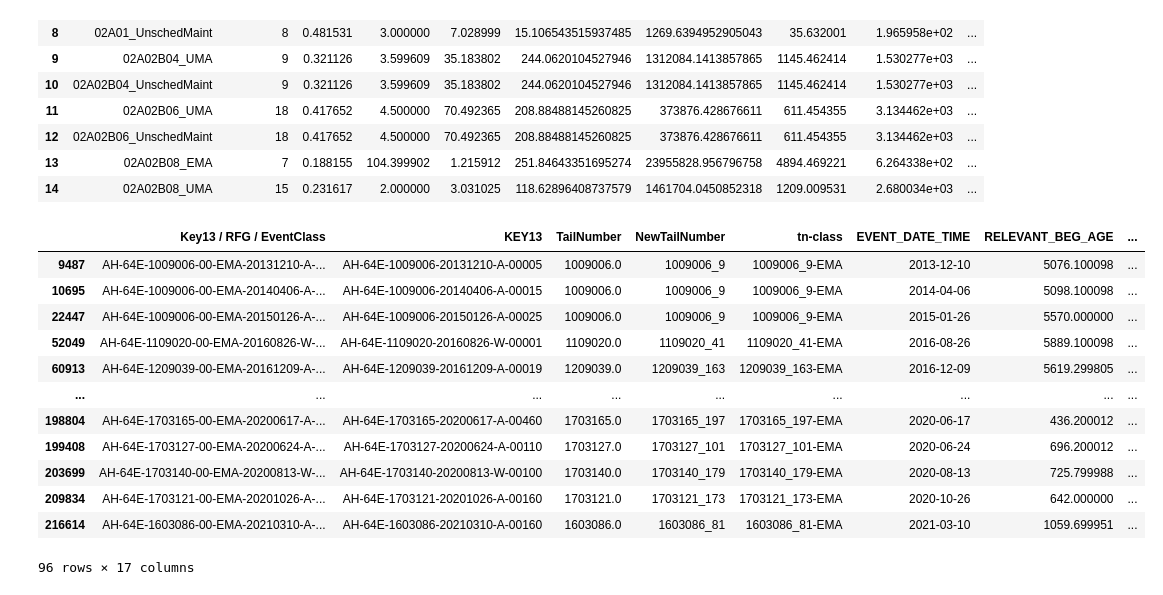
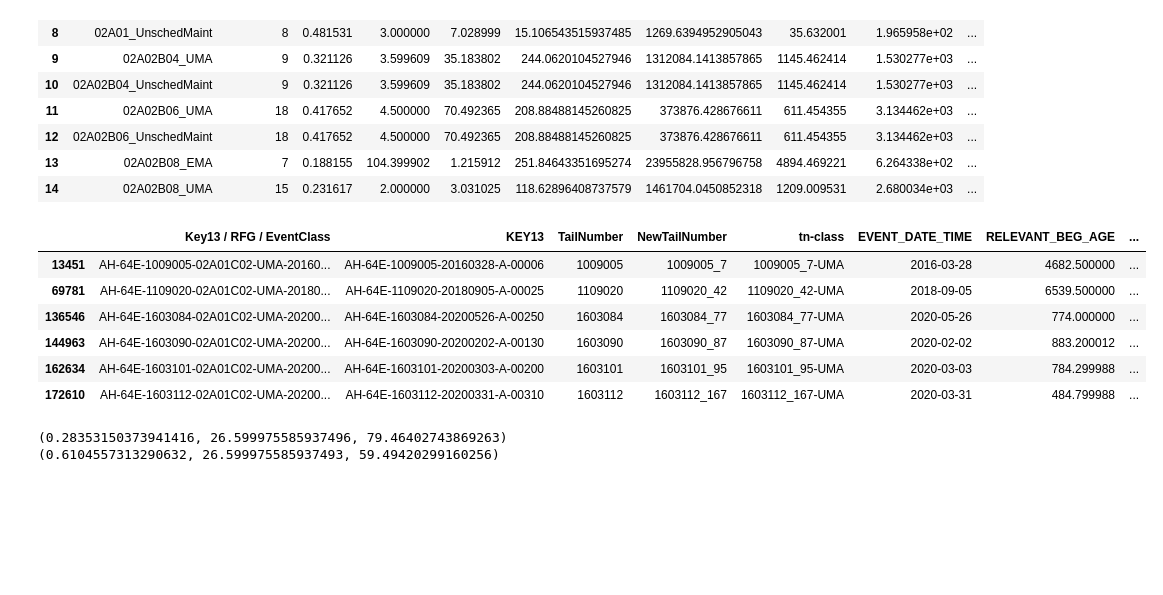
Before and after one commit to rtrice1/reliability, a Jupyter notebook: rewrite.ipynb, the cells around one changed output. Cells and saved outputs as stored; diff of their text form; code cells hidden in the pictures; blank space fills up the shorter version.

Commit message:
Final push before sending

```diff
--- a/rewrite.ipynb
+++ b/rewrite.ipynb
@@ -312,11 +346,11 @@ Name: RFG, Length: 220, dtype: int64
 
 
 TimeDiffs = Shortened_RFGs.copy()
-TimeDiffs = TimeDiffs.sort_values(['EVENT_DATE_TIME','RELEVANT_BEG_AGE'])
-TimeDiffs = TimeDiffs.reset_index(drop=True)
+
 # Set an identifier for a TailNumber, RFG and EventClass combined
 TimeDiffs['tn_rfg_class'] = TimeDiffs['NewTailNumber'].astype(str)+"_" + TimeDiffs['RFG'] + "_" + TimeDiffs['EventClass']
+TimeDiffs.sort_values(by=['tn_rfg_class','EVENT_DATE_TIME','RELEVANT_BEG_AGE'],ignore_index=True,inplace=True)
+
 # Groupby the Identifier and then take the time differences.
-TimeDiffs['TimeSinceLast'] = TimeDiffs.groupby(['tn_rfg_class'])['RELEVANT_BEG_AGE'].diff()
-
+TimeDiffs['TimeSinceLast'] = TimeDiffs.groupby(['tn_rfg_class'])['RELEVANT_BEG_AGE'].diff()  # Now that they're grouped by TN/RFG/CLASS and sorted by Date/Hours... I can find the difference intervals between those events
 save_df(TimeDiffs)
@@ -351,28 +380,23 @@ TimeDiffs[TimeDiffs['TimeSinceLast']<0]
 # %%
 ###########################
-#   Let's filter out the start times and 'mistake' times (where time is negative)
-#   I bet we can filter some of these out before
+#   Let's filter out the start times and 'mistake' times (where time is negative)  (As we can tell above this is going to give 'some' bad data.  We can fix this)
 
 Weibulldata = TimeDiffs.copy()
 
-Weibulldata = Weibulldata.reset_index(drop=True)
-# Weibulldata = Weibulldata[Weibulldata['TimeSinceLast'] > 0] # Thinking this isn't the best answer but it cleans the data some
-# Weibulldata = Weibulldata.reset_index(drop=True)
-
-Weibulldata = Weibulldata[(Weibulldata['TimeSinceLast'].notnull()) & (Weibulldata['TimeSinceLast'] > 0)]
-
+#Weibulldata = Weibulldata.reset_index(drop=True)  # just keep mashing that button.
+Weibulldata = Weibulldata[(Weibulldata['TimeSinceLast'].notnull()) & (Weibulldata['TimeSinceLast'] > 0)]  # ouch.. just included the outliers
 Weibulldata = Weibulldata.reset_index(drop=True)
 
+
+# Here is where we start bringing together the RFG/Classes so now we can see the size of the datasets
 Weibulldata['rfg-class'] = Weibulldata['RFG'].astype(str) + "_" + Weibulldata['EventClass'].astype(str)
-Weibulldata['rfg-class'].value_counts()
+
 
 #Weibulldata = Weibulldata[Weibulldata['rfg-class'].map(Weibulldata['rfg-class'].value_counts()) >= 5]
 sample = Weibulldata['rfg-class'].value_counts()
-Weibulldata = Weibulldata[Weibulldata['rfg-class'].isin(sample[sample.gt(4)].index)]
-#Weibulldata['rfg-class'].value_counts().loc[lambda x: x > 5].
+Weibulldata = Weibulldata.loc[Weibulldata['rfg-class'].isin(sample[sample.gt(4)].index)] # Greater than or equal to 5
 
-
-Weibulldata = Weibulldata[Weibulldata['TimeSinceLast'] > 0] # Thinking this isn't the best answer but it cleans the data some
+#Weibulldata = Weibulldata[Weibulldata['TimeSinceLast'] > 0] # Thinking this isn't the best answer but it cleans the data some
 Weibulldata = Weibulldata.reset_index(drop=True)
-Weibulldata
+Weibulldata['rfg-class'].value_counts() # Tada
 # %% [output]
@@ -521,19 +568,20 @@ WeibullDataCount.head(15)
 # %%
 
 Weibulldata['rfg-class'] = Weibulldata['RFG'].astype(str) + "_" + Weibulldata['EventClass'].astype(str)
-Weibulldata[Weibulldata['RFG_EventClass'] == '00_EMA']
+Weibulldata[Weibulldata['rfg-class'] == '02A01C02_UMA']
 #TN_Intervals[TN_Intervals['EI_SN'] == 1603086]
 # %% [output]
 |  | Key13 / RFG / EventClass | KEY13 | TailNumber | NewTailNumber | tn-class | EVENT_DATE_TIME | RELEVANT_BEG_AGE | ... |
-| 9487 | AH-64E-1009006-00-EMA-20131210-A-... | AH-64E-1009006-20131210-A-00005 | 1009006.0 | 1009006_9 | 1009006_9-EMA | 2013-12-10 | 5076.100098 | ... |
-| 10695 | AH-64E-1009006-00-EMA-20140406-A-... | AH-64E-1009006-20140406-A-00015 | 1009006.0 | 1009006_9 | 1009006_9-EMA | 2014-04-06 | 5098.100098 | ... |
-| 22447 | AH-64E-1009006-00-EMA-20150126-A-... | AH-64E-1009006-20150126-A-00025 | 1009006.0 | 1009006_9 | 1009006_9-EMA | 2015-01-26 | 5570.000000 | ... |
-| 52049 | AH-64E-1109020-00-EMA-20160826-W-... | AH-64E-1109020-20160826-W-00001 | 1109020.0 | 1109020_41 | 1109020_41-EMA | 2016-08-26 | 5889.100098 | ... |
-| 60913 | AH-64E-1209039-00-EMA-20161209-A-... | AH-64E-1209039-20161209-A-00019 | 1209039.0 | 1209039_163 | 1209039_163-EMA | 2016-12-09 | 5619.299805 | ... |
-| ... | ... | ... | ... | ... | ... | ... | ... | ... |
-| 198804 | AH-64E-1703165-00-EMA-20200617-A-... | AH-64E-1703165-20200617-A-00460 | 1703165.0 | 1703165_197 | 1703165_197-EMA | 2020-06-17 | 436.200012 | ... |
-| 199408 | AH-64E-1703127-00-EMA-20200624-A-... | AH-64E-1703127-20200624-A-00110 | 1703127.0 | 1703127_101 | 1703127_101-EMA | 2020-06-24 | 696.200012 | ... |
-| 203699 | AH-64E-1703140-00-EMA-20200813-W-... | AH-64E-1703140-20200813-W-00100 | 1703140.0 | 1703140_179 | 1703140_179-EMA | 2020-08-13 | 725.799988 | ... |
-| 209834 | AH-64E-1703121-00-EMA-20201026-A-... | AH-64E-1703121-20201026-A-00160 | 1703121.0 | 1703121_173 | 1703121_173-EMA | 2020-10-26 | 642.000000 | ... |
-| 216614 | AH-64E-1603086-00-EMA-20210310-A-... | AH-64E-1603086-20210310-A-00160 | 1603086.0 | 1603086_81 | 1603086_81-EMA | 2021-03-10 | 1059.699951 | ... |
+| 13451 | AH-64E-1009005-02A01C02-UMA-20160... | AH-64E-1009005-20160328-A-00006 | 1009005 | 1009005_7 | 1009005_7-UMA | 2016-03-28 | 4682.500000 | ... |
+| 69781 | AH-64E-1109020-02A01C02-UMA-20180... | AH-64E-1109020-20180905-A-00025 | 1109020 | 1109020_42 | 1109020_42-UMA | 2018-09-05 | 6539.500000 | ... |
+| 136546 | AH-64E-1603084-02A01C02-UMA-20200... | AH-64E-1603084-20200526-A-00250 | 1603084 | 1603084_77 | 1603084_77-UMA | 2020-05-26 | 774.000000 | ... |
+| 144963 | AH-64E-1603090-02A01C02-UMA-20200... | AH-64E-1603090-20200202-A-00130 | 1603090 | 1603090_87 | 1603090_87-UMA | 2020-02-02 | 883.200012 | ... |
+| 162634 | AH-64E-1603101-02A01C02-UMA-20200... | AH-64E-1603101-20200303-A-00200 | 1603101 | 1603101_95 | 1603101_95-UMA | 2020-03-03 | 784.299988 | ... |
+| 172610 | AH-64E-1603112-02A01C02-UMA-20200... | AH-64E-1603112-20200331-A-00310 | 1603112 | 1603112_167 | 1603112_167-UMA | 2020-03-31 | 484.799988 | ... |
-96 rows × 17 columns
+# %%
+lstDiff = Weibulldata[Weibulldata['rfg-class']=='02A01C02_UMA']['TimeSinceLast'].values
+print(weibull_min.fit(lstDiff))
+print(weibull_min.fit(lstDiff, loc=0, method="MLE"))
+# %% [output]
+(0.28353150373941416, 26.599975585937496, 79.46402743869263)
+(0.6104557313290632, 26.599975585937493, 59.49420299160256)
```
Also changed, not shown: parts of 15 cells of this notebook, 3 other files.
